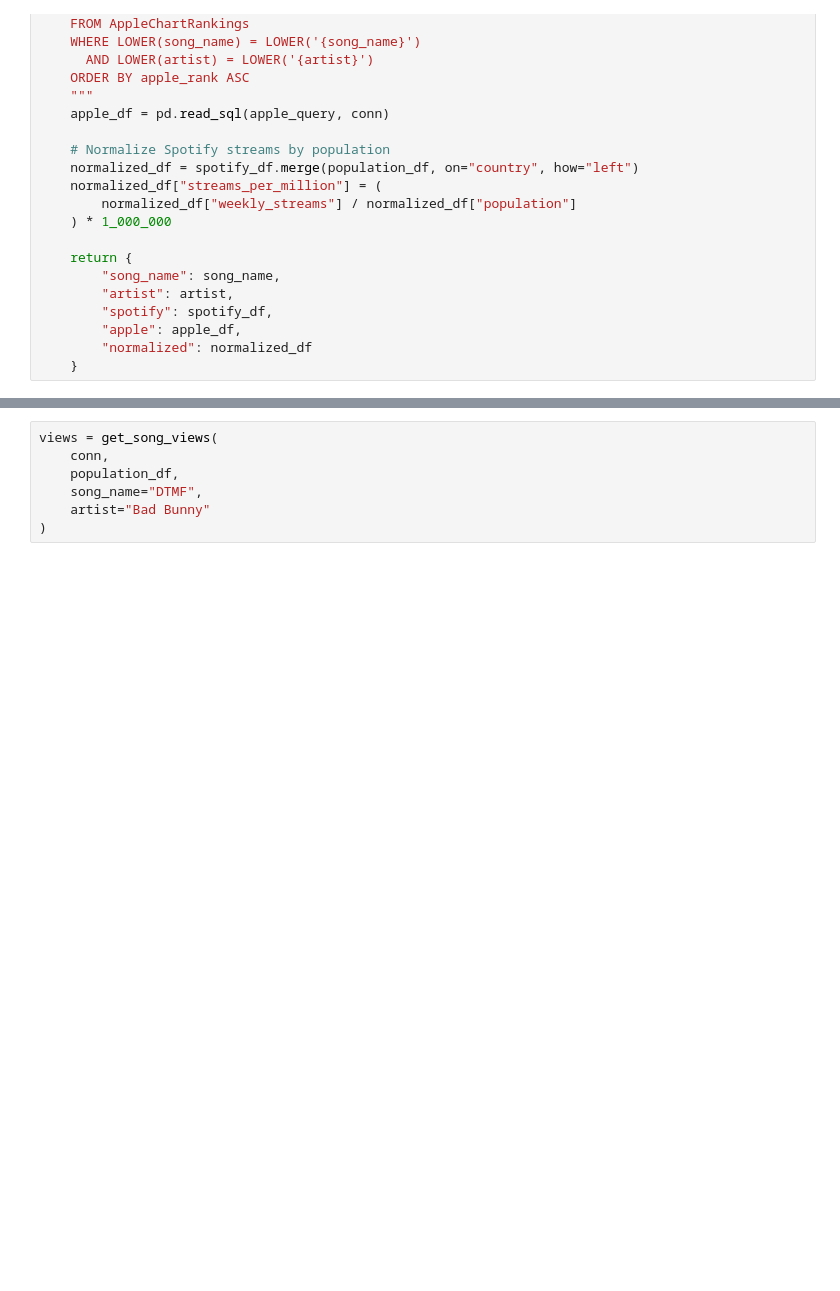
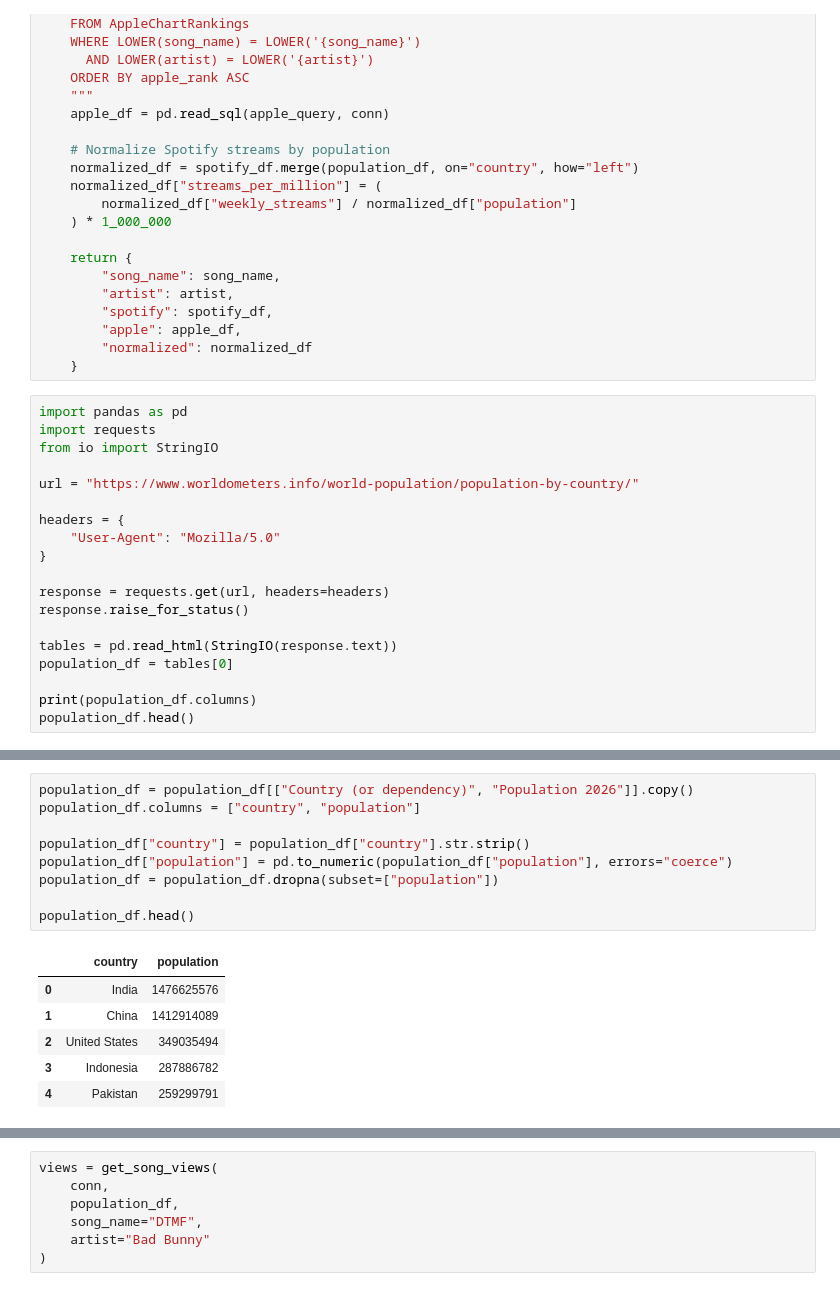
Before and after one commit to pvcampos-stack/220FinalProject_BillboardData, a Jupyter notebook: Visualization.ipynb, the cells around one changed output, grey strips where cells are left out. Drawn from its saved outputs; the diff is of its cells as text; blank space fills up the shorter version.

```diff
--- a/Visualization.ipynb
+++ b/Visualization.ipynb
@@ -203,3 +203,22 @@ def get_song_views(conn, population_df, rank=None, song_name=None, artist=None):
         "apple": apple_df,
         "normalized": normalized_df
     }
+# %%
+import pandas as pd
+import requests
+from io import StringIO
+
+url = "https://www.worldometers.info/world-population/population-by-country/"
+
+headers = {
+    "User-Agent": "Mozilla/5.0"
+}
+
+response = requests.get(url, headers=headers)
+response.raise_for_status()
+
+tables = pd.read_html(StringIO(response.text))
+population_df = tables[0]
+
+print(population_df.columns)
+population_df.head()
@@ -206,3 +236,19 @@ def get_song_views(conn, population_df, rank=None, song_name=None, artist=None):
+# %%
+population_df = population_df[["Country (or dependency)", "Population 2026"]].copy()
+population_df.columns = ["country", "population"]
+
+population_df["country"] = population_df["country"].str.strip()
+population_df["population"] = pd.to_numeric(population_df["population"], errors="coerce")
+population_df = population_df.dropna(subset=["population"])
+
+population_df.head()
+# %% [output]
+|  | country | population |
+| 0 | India | 1476625576 |
+| 1 | China | 1412914089 |
+| 2 | United States | 349035494 |
+| 3 | Indonesia | 287886782 |
+| 4 | Pakistan | 259299791 |
 # %%
 views = get_song_views(conn, population_df, rank=10)
 
```
Also changed, not shown: parts of 2 cells of this notebook.
